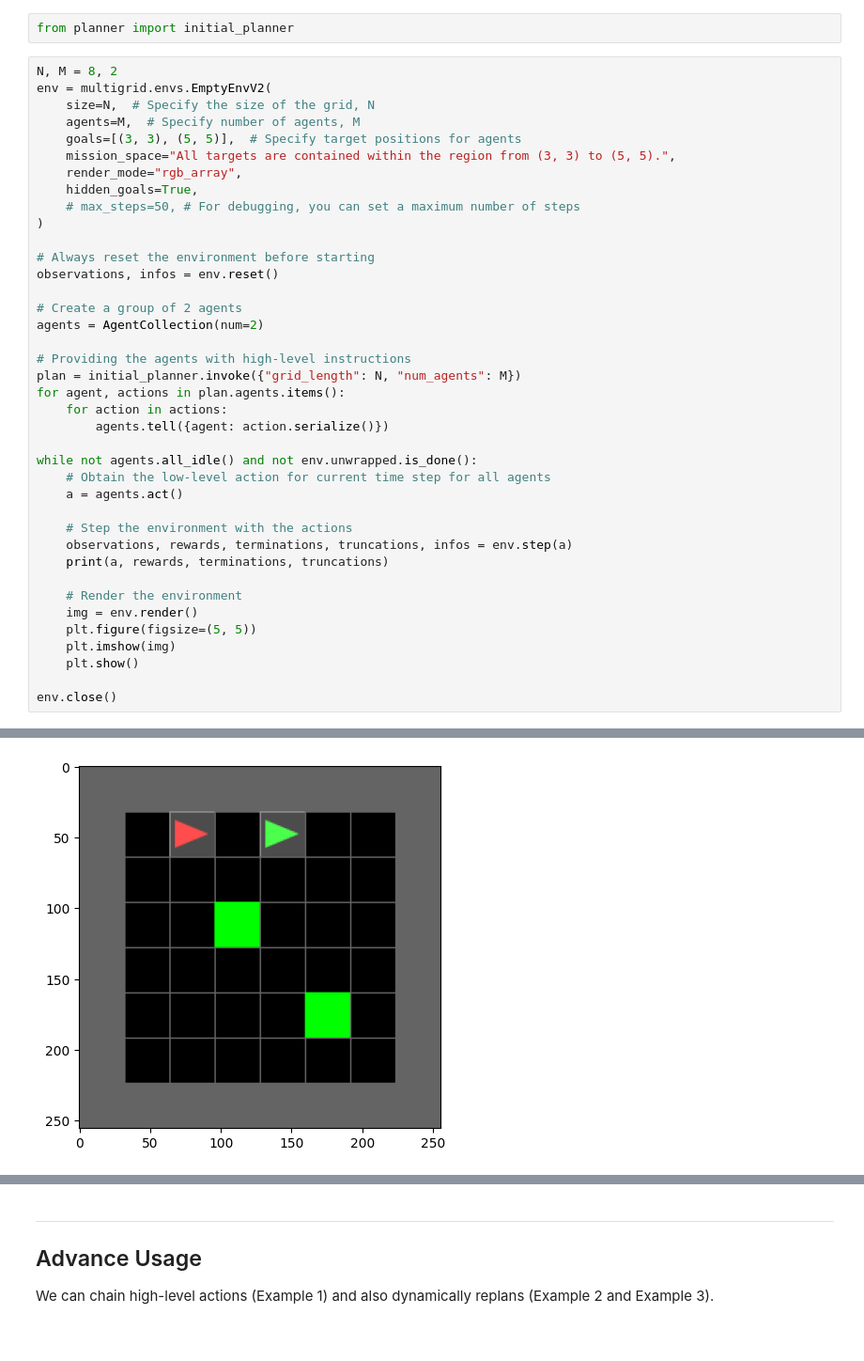
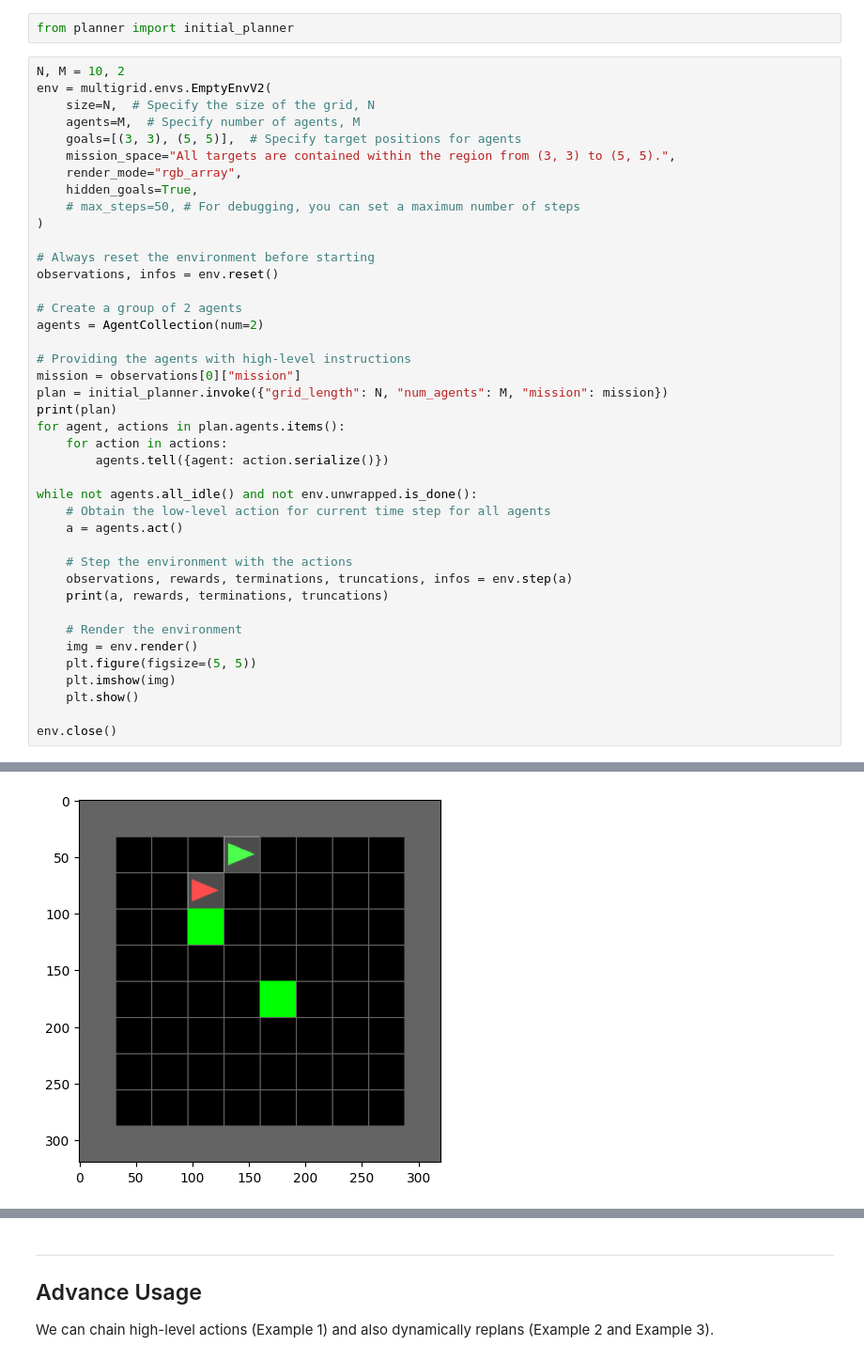
Before and after one commit to FausticSun/hierarchical_planning, a Jupyter notebook: scratch.ipynb, the cells around one changed output, grey strips where cells are left out. Shown at 94% size. Saved outputs shown, nothing was run; the diff lists cells and outputs as text.

Commit message:
incorporate mission into planning

```diff
--- a/scratch.ipynb
+++ b/scratch.ipynb
@@ -60,7 +60,7 @@ An intial plan can be generated by the `initial_planner` by invoking it with the
 # %%
 from planner import initial_planner
 # %%
-N, M = 8, 2
+N, M = 10, 2
 env = multigrid.envs.EmptyEnvV2(
     size=N,  # Specify the size of the grid, N
     agents=M,  # Specify number of agents, M
@@ -78,7 +78,9 @@ observations, infos = env.reset()
 agents = AgentCollection(num=2)
 
 # Providing the agents with high-level instructions
-plan = initial_planner.invoke({"grid_length": N, "num_agents": M})
+mission = observations[0]["mission"]
+plan = initial_planner.invoke({"grid_length": N, "num_agents": M, "mission": mission})
+print(plan)
 for agent, actions in plan.agents.items():
     for action in actions:
         agents.tell({agent: action.serialize()})
@@ -107 +110 @@ env.close()
-[figure, old version]
+[figure, new version]
```
Also changed, not shown: parts of 1 cell of this notebook, 1 other file.
